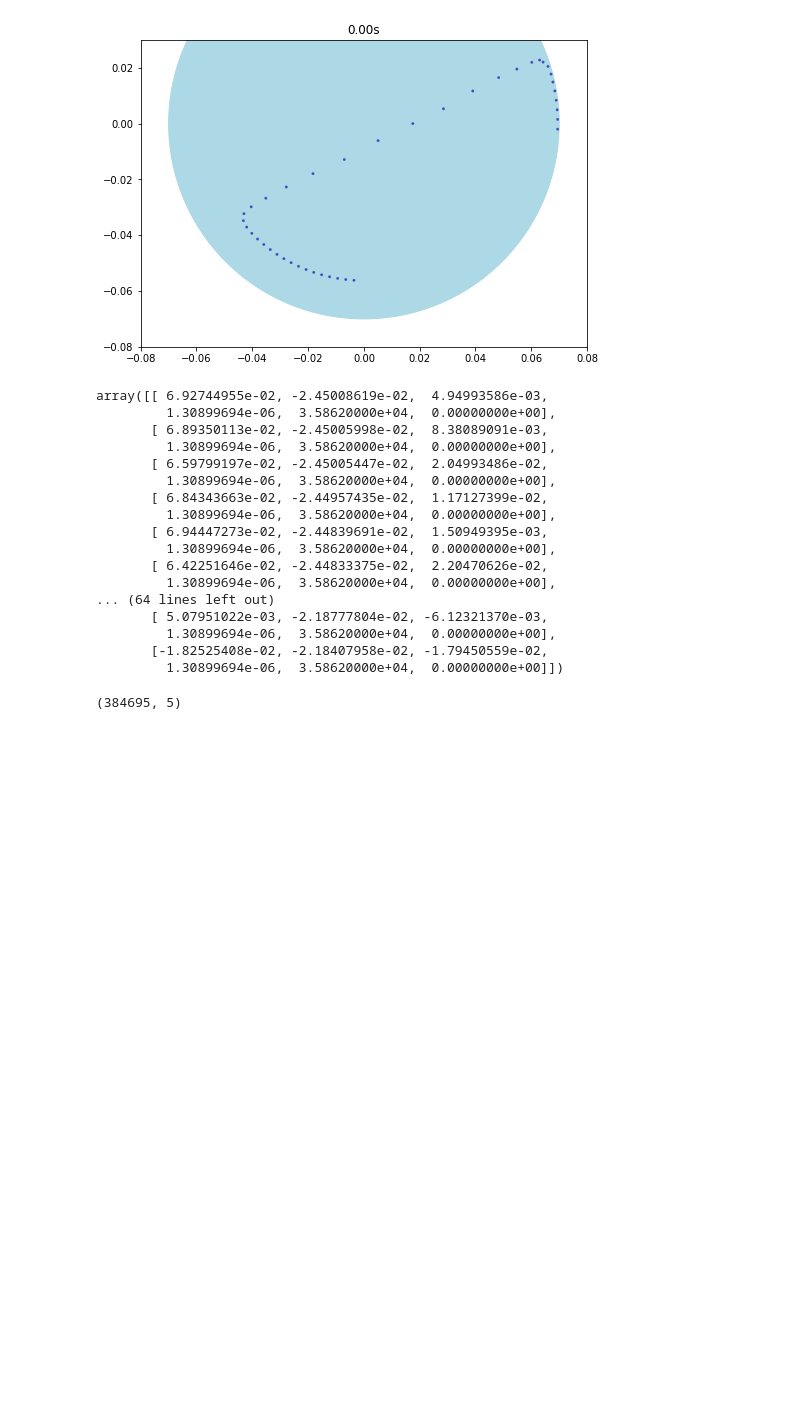
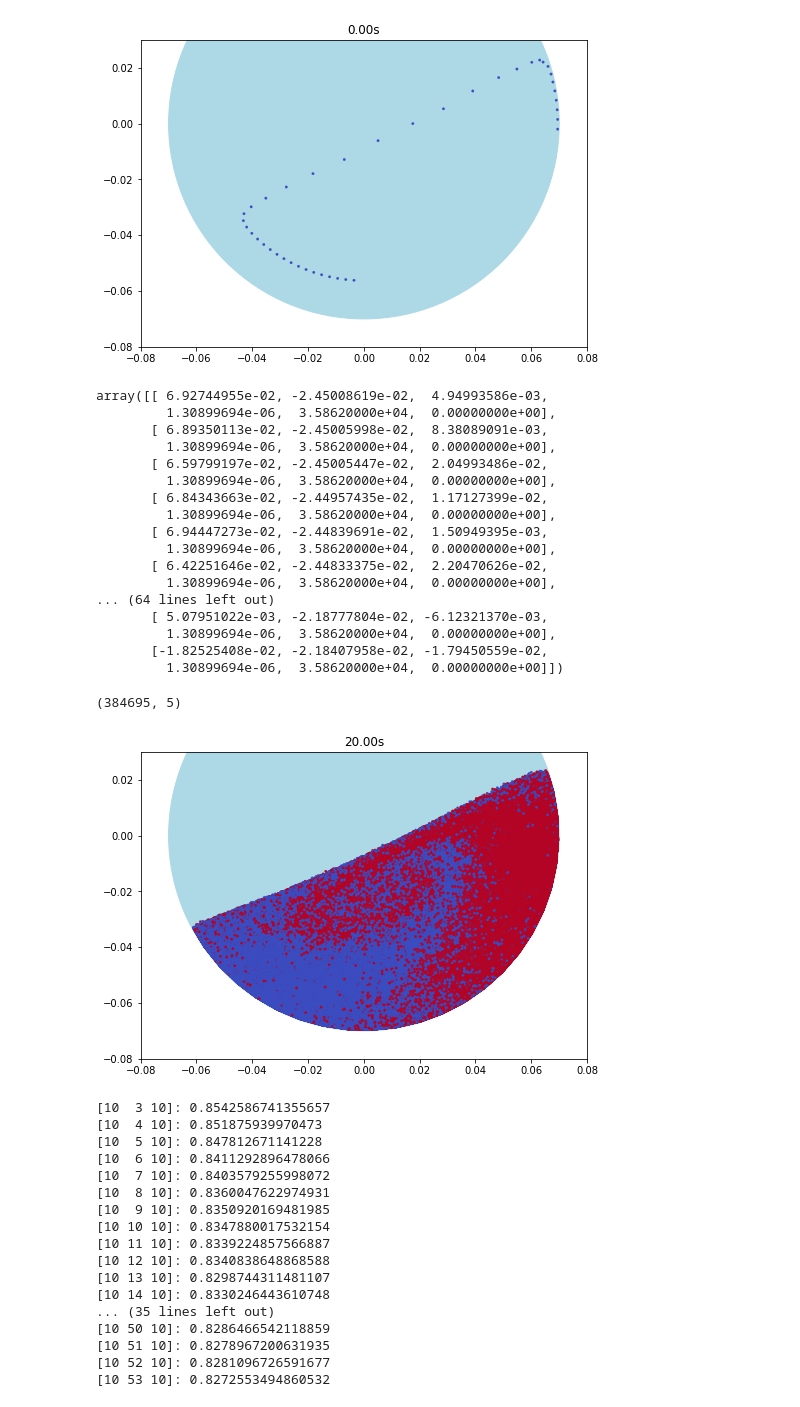
Before and after one commit to elispelis/DEM-Dissertation, a Jupyter notebook: src/dem_extr_rnn_lacey.ipynb, the cells around one changed output. Saved outputs shown, nothing was run; the diff lists cells and outputs as text; code cells hidden in the pictures; blank space fills up the shorter version.

```diff
--- a/src/dem_extr_rnn_lacey.ipynb
+++ b/src/dem_extr_rnn_lacey.ipynb
@@ -491,3 +507,59 @@ array([[ 6.92744955e-02, -2.45008619e-02,  4.94993586e-03,
 extrap.get_particle_coords(i).shape
 # %% [output]
 (384695, 5)
+# %%
+from gridbin import GridBin
+lacey_settings = f"{sim_path[:-4]}_data\Export_Data\Lacey_settings.txt"
+from helpers import Lacey, fix_particle_coords, unpack_mixing_results
+
+with open(lacey_settings, 'r') as file:
+    preferences = file.readlines()
+    minCoords = np.array([float(i) for i in str(preferences[1]).split(',')])
+    maxCoords = np.array([float(i) for i in str(preferences[3]).split(',')])
+    bins = np.array([int(i) for i in str(preferences[5]).split(',')])
+    cut_off = int(preferences[7])
+    plot = str(preferences[9])
+    file.close()
+    settings = True
+
+n_config=50
+#x_z_bins = np.arange(3,3+n_config+1,1)
+x_z_bins = 10*np.ones((n_config+1))
+y_bins = np.arange(3,3+n_config+1,1)
+#y_bins = 3*np.ones((n_config+1))
+
+bin_configs = np.column_stack((x_z_bins, y_bins, x_z_bins))
+
+t20_data = extrap.get_particle_coords(extrap.find_nearest(extrap.deck.timestepValues, 20))
+plot_particles(t20_data, id_dict, True, 20)
+
+laceys = []
+
+for bin_config in bin_configs:
+    bin_config = bin_config.astype(int)
+    lacey_grid_bin = GridBin(minCoords, maxCoords, *bin_config)
+    binned_particle_types = lacey_grid_bin.get_particle_concentration(t20_data[:,:3], np.array([id_dict.get(id,0) for id in t20_data[:,-1]]))
+
+    mass_1, mass_2, conc = unpack_mixing_results(lacey_grid_bin, binned_particle_types)
+    Lacey_index = Lacey(mass_1, mass_2, conc, cut_off, len(t20_data))
+    laceys.append(Lacey_index)
+    print(f"{bin_config}: {Lacey_index}")
+# %% [output]
+[figure, added]
+[10  3 10]: 0.8542586741355657
+[10  4 10]: 0.851875939970473
+[10  5 10]: 0.847812671141228
+[10  6 10]: 0.8411292896478066
+[10  7 10]: 0.8403579255998072
+[10  8 10]: 0.8360047622974931
+[10  9 10]: 0.8350920169481985
+[10 10 10]: 0.8347880017532154
+[10 11 10]: 0.8339224857566887
+[10 12 10]: 0.8340838648868588
+[10 13 10]: 0.8298744311481107
+[10 14 10]: 0.8330246443610748
+... (35 lines left out)
+[10 50 10]: 0.8286466542118859
+[10 51 10]: 0.8278967200631935
+[10 52 10]: 0.8281096726591677
+[10 53 10]: 0.8272553494860532
```
Also changed, not shown: parts of 7 cells of this notebook, 3 other files.
